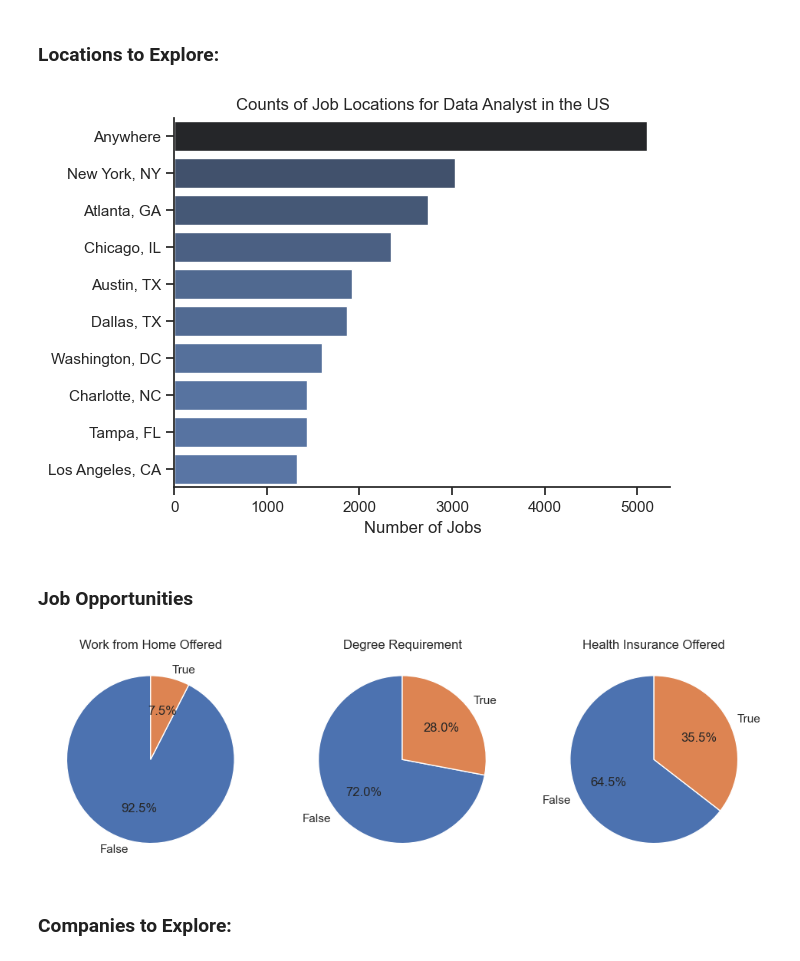
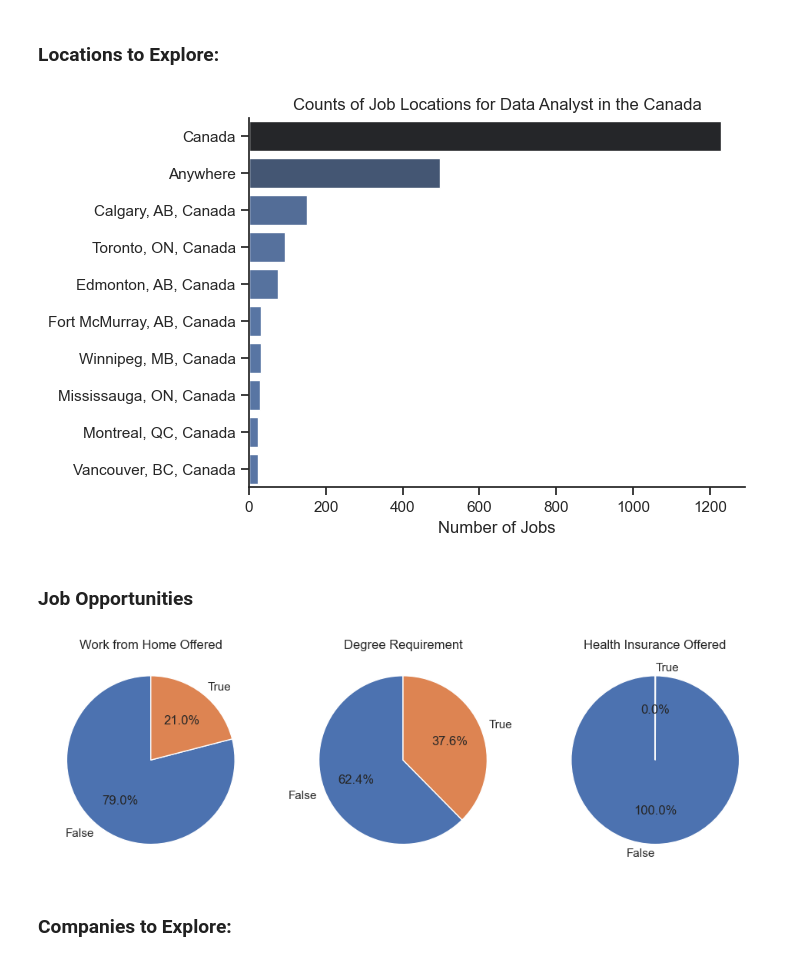
Before and after one commit to Abubakar-colla/PYTHON_DATA_PROJECT, a Jupyter notebook: 3_Project/1_EDA_Intro.ipynb, the cells around one changed output. Drawn from its saved outputs; the diff is of its cells as text; code cells hidden in the pictures.

```diff
--- a/3_Project/1_EDA_Intro.ipynb
+++ b/3_Project/1_EDA_Intro.ipynb
@@ -121,21 +121,21 @@ df['job_skills'] = df['job_skills'].apply(lambda x: ast.literal_eval(x) if pd.no
 # %% [markdown]
 ### Filter for US Data Analyst roles
 # %%
-df_DA_US = df[(df['job_country'] == 'United States') & (df['job_title_short'] == 'Data Analyst')]
+df_DA_CA = df[(df['job_country'] == 'Canada') & (df['job_title_short'] == 'Data Analyst')]
 # %% [markdown]
 ### Locations to Explore:
 # %%
-df_plot = df_DA_US['job_location'].value_counts().head(10).to_frame()
+df_plot = df_DA_CA['job_location'].value_counts().head(10).to_frame()
 
 sns.set_theme(style='ticks')
 sns.barplot(data=df_plot, x='count', y='job_location', hue='count', palette='dark:b_r', legend=False)
 sns.despine()
-plt.title('Counts of Job Locations for Data Analyst in the US')
+plt.title('Counts of Job Locations for Data Analyst in the Canada')
 plt.xlabel('Number of Jobs')
 plt.ylabel('')
 plt.show()
 # %% [output]
-[figure, old version]
+[figure, new version]
 # %% [markdown]
 ### Job Opportunities
 # %%
@@ -150,13 +150,13 @@ fig, ax = plt.subplots(1, 3)
 fig.set_size_inches((12, 5))
 
 for i, (column, title) in enumerate(dict_column.items()):
-    ax[i].pie(df_DA_US[column].value_counts(), labels=['False', 'True'], autopct='%1.1f%%', startangle=90)
+    ax[i].pie(df_DA_CA[column].value_counts(), labels=['False', 'True'], autopct='%1.1f%%', startangle=90)
     ax[i].set_title(title)
 
 # plt.suptitle('Benefit Analysis of Data Jobs', fontsize=16)
 plt.show()
 # %% [output]
-[figure, old version]
+[figure, new version]
 # %% [markdown]
 ### Companies to Explore:
 # %%
```
Also changed, not shown: parts of 3 cells of this notebook, 7 other files.
